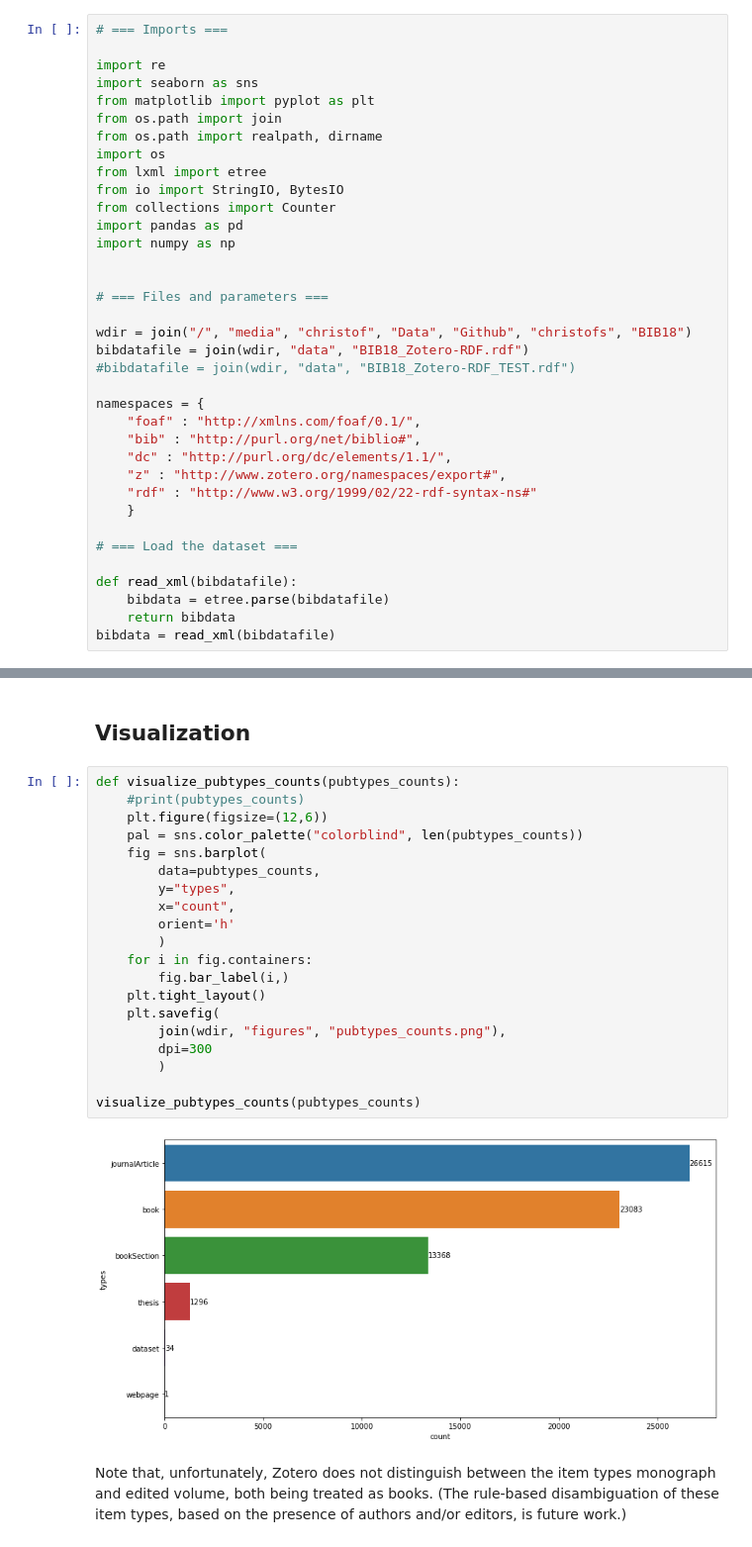
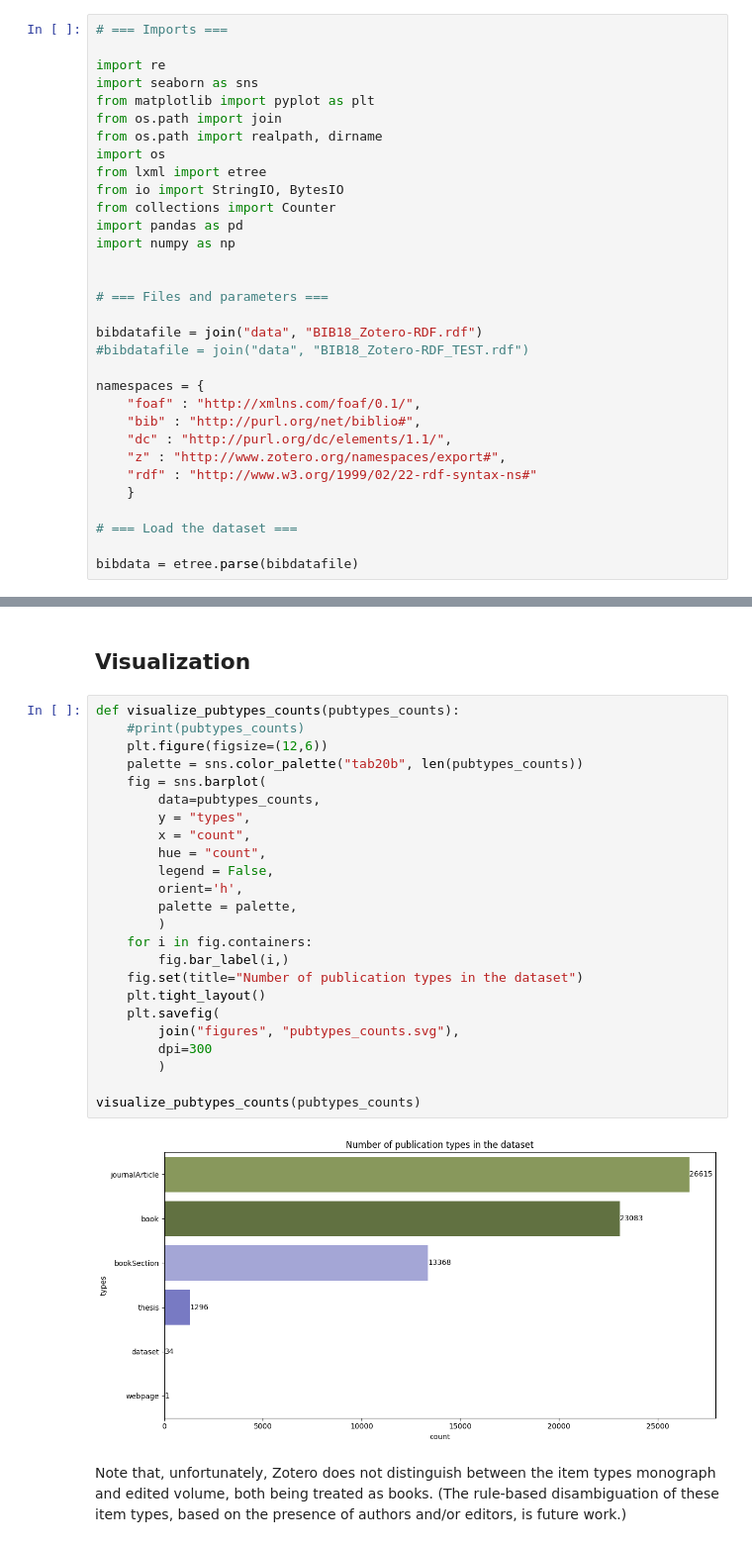
Before and after one commit to christofs/BIB18, a Jupyter notebook: types.ipynb, the cells around one changed output, grey strips where cells are left out. Shown at 99% size. Cells and saved outputs as stored; diff of their text form.

```diff
--- a/types.ipynb
+++ b/types.ipynb
@@ -31,9 +31,8 @@ import numpy as np
 
 # === Files and parameters ===
 
-wdir = join("/", "media", "christof", "Data", "Github", "christofs", "BIB18")
-bibdatafile = join(wdir, "data", "BIB18_Zotero-RDF.rdf")
-#bibdatafile = join(wdir, "data", "BIB18_Zotero-RDF_TEST.rdf")
+bibdatafile = join("data", "BIB18_Zotero-RDF.rdf")
+#bibdatafile = join("data", "BIB18_Zotero-RDF_TEST.rdf")
 
 namespaces = {
     "foaf" : "http://xmlns.com/foaf/0.1/",
@@ -45,10 +44,7 @@ namespaces = {
 
 # === Load the dataset ===
 
-def read_xml(bibdatafile):
-    bibdata = etree.parse(bibdatafile)
-    return bibdata
-bibdata = read_xml(bibdatafile)
+bibdata = etree.parse(bibdatafile)
 # %%
 def get_pubtypes(bibdata):
     # Find all the instances of publication types
@@ -85,24 +81,28 @@ There are 6 different publication types in the dataset.
 # %%
 def visualize_pubtypes_counts(pubtypes_counts):
     #print(pubtypes_counts)
     plt.figure(figsize=(12,6))
-    pal = sns.color_palette("colorblind", len(pubtypes_counts))
+    palette = sns.color_palette("tab20b", len(pubtypes_counts))
     fig = sns.barplot(
         data=pubtypes_counts,
-        y="types",
-        x="count",
-        orient='h'
+        y = "types",
+        x = "count",
+        hue = "count",
+        legend = False,
+        orient='h',
+        palette = palette,
         )
     for i in fig.containers:
         fig.bar_label(i,)
+    fig.set(title="Number of publication types in the dataset")
     plt.tight_layout()
     plt.savefig(
-        join(wdir, "figures", "pubtypes_counts.png"),
+        join("figures", "pubtypes_counts.svg"),
         dpi=300
         )
 
 visualize_pubtypes_counts(pubtypes_counts)
 # %% [output]
-[figure, old version]
+[figure, new version]
 # %% [markdown]
 Note that, unfortunately, Zotero does not distinguish between the item types monograph and edited volume, both being treated as books. (The rule-based disambiguation of these item types, based on the presence of authors and/or editors, is future work.)
```
Also changed, not shown: 23 other files.
